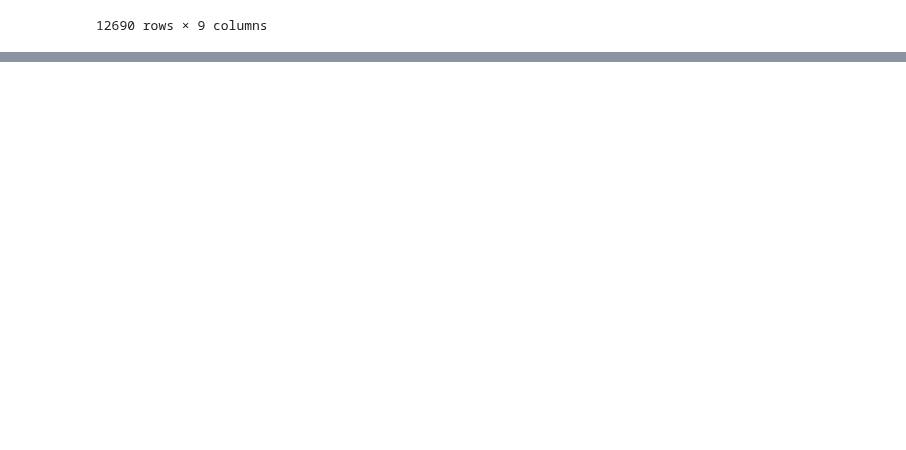
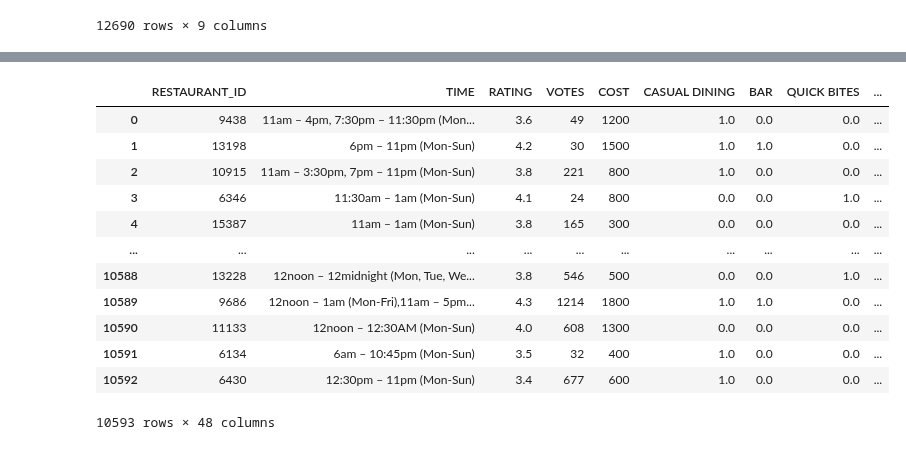
Before and after one commit to duttarajib78/Internship, a Jupyter notebook: Fourth_Phase_Practice_Projects/Restaurant_Food_Cost.ipynb, the cells around one changed output, grey strips where cells are left out. Cells and saved outputs as stored; diff of their text form; code cells hidden in the pictures; blank space fills up the shorter version.

```diff
--- a/Fourth_Phase_Practice_Projects/Restaurant_Food_Cost.ipynb
+++ b/Fourth_Phase_Practice_Projects/Restaurant_Food_Cost.ipynb
@@ -38,0 +185,39 @@ food_cost
+# %%
+def create_dummies_from_column(data, column):
+    result_df=data.copy()
+    result_df.reset_index(drop=True,inplace=True)
+    x=pd.get_dummies(data=result_df[column],
+                     drop_first=True).astype(np.int64)
+    columns_to_drop=[]
+    for col in x.columns.values:
+        if x[col].mean()<=0.02:
+            columns_to_drop.append(col)
+    if len(columns_to_drop)>0:
+        x.drop(columns=columns_to_drop,
+                axis=1,
+                inplace=True)
+    result_df.drop(columns=[column],
+                   axis=1,
+                   inplace=True)
+    result_df=pd.concat([result_df,x],axis=1,join='inner')
+    return result_df
+# %%
+food_cost_processed=create_dummies_from_column(data=food_cost_processed,
+                                               column='CITY')
+food_cost_processed=create_dummies_from_column(data=food_cost_processed,
+                                               column='LOCALITY')
+food_cost_processed
+# %% [output]
+|  | RESTAURANT_ID | TIME | RATING | VOTES | COST | CASUAL DINING | BAR | QUICK BITES | ... |
+| 0 | 9438 | 11am – 4pm, 7:30pm – 11:30pm (Mon... | 3.6 | 49 | 1200 | 1.0 | 0.0 | 0.0 | ... |
+| 1 | 13198 | 6pm – 11pm (Mon-Sun) | 4.2 | 30 | 1500 | 1.0 | 1.0 | 0.0 | ... |
+| 2 | 10915 | 11am – 3:30pm, 7pm – 11pm (Mon-Sun) | 3.8 | 221 | 800 | 1.0 | 0.0 | 0.0 | ... |
+| 3 | 6346 | 11:30am – 1am (Mon-Sun) | 4.1 | 24 | 800 | 0.0 | 0.0 | 1.0 | ... |
+| 4 | 15387 | 11am – 1am (Mon-Sun) | 3.8 | 165 | 300 | 0.0 | 0.0 | 0.0 | ... |
+| ... | ... | ... | ... | ... | ... | ... | ... | ... | ... |
+| 10588 | 13228 | 12noon – 12midnight (Mon, Tue, We... | 3.8 | 546 | 500 | 0.0 | 0.0 | 1.0 | ... |
+| 10589 | 9686 | 12noon – 1am (Mon-Fri),11am – 5pm... | 4.3 | 1214 | 1800 | 1.0 | 1.0 | 0.0 | ... |
+| 10590 | 11133 | 12noon – 12:30AM (Mon-Sun) | 4.0 | 608 | 1300 | 0.0 | 0.0 | 0.0 | ... |
+| 10591 | 6134 | 6am – 10:45pm (Mon-Sun) | 3.5 | 32 | 400 | 1.0 | 0.0 | 0.0 | ... |
+| 10592 | 6430 | 12:30pm – 11pm (Mon-Sun) | 3.4 | 677 | 600 | 1.0 | 0.0 | 0.0 | ... |
+10593 rows × 48 columns
```
Also changed, not shown: parts of 11 cells of this notebook.
